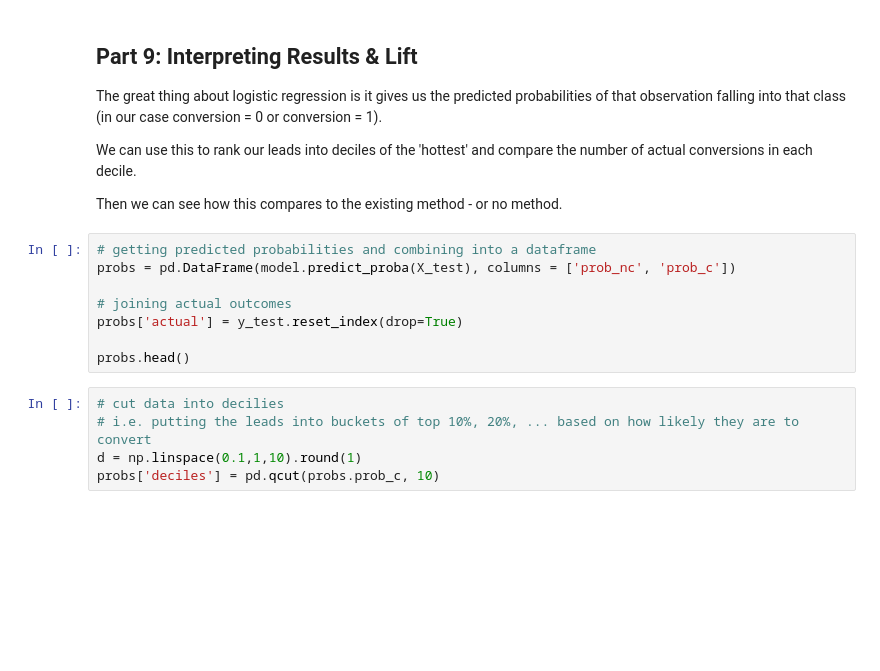
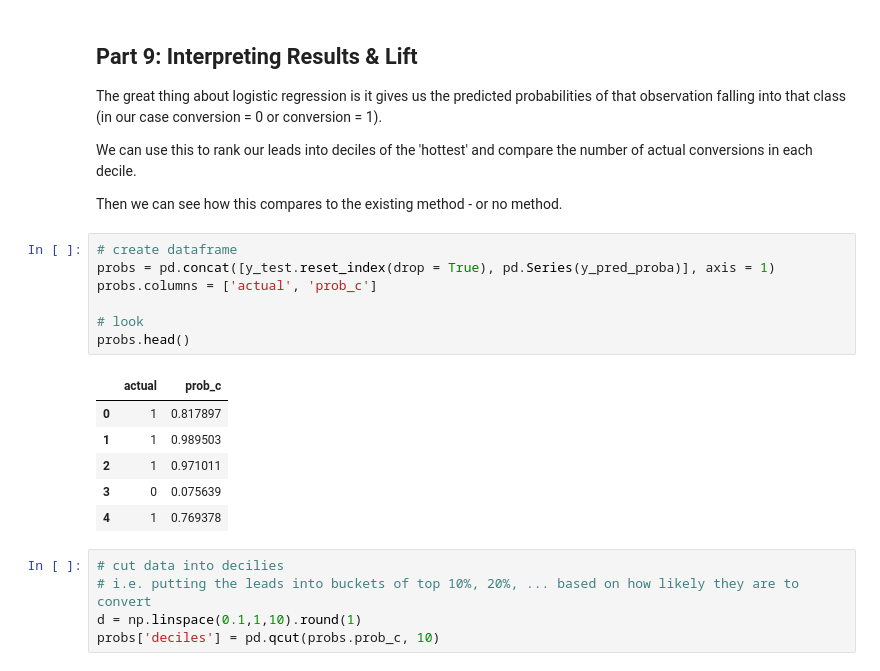
Before and after one commit to JessicaQChiu/ds-leadscore-tutorial, a Jupyter notebook: ds-leadscore-tutorial-answers.ipynb, the cells around one changed output. Cells and saved outputs as stored; diff of their text form; blank space fills up the shorter version.

```diff
--- a/ds-leadscore-tutorial-answers.ipynb
+++ b/ds-leadscore-tutorial-answers.ipynb
@@ -336,14 +465,20 @@ The great thing about logistic regression is it gives us the predicted probabili
 We can use this to rank our leads into deciles of the 'hottest' and compare the number of actual conversions in each decile.
 
 Then we can see how this compares to the existing method - or no method.
-# %%
-# getting predicted probabilities and combining into a dataframe
-probs = pd.DataFrame(model.predict_proba(X_test), columns = ['prob_nc', 'prob_c'])
-
-# joining actual outcomes
-probs['actual'] = y_test.reset_index(drop=True)
-
-probs.head()
+# %%
+# create dataframe
+probs = pd.concat([y_test.reset_index(drop = True), pd.Series(y_pred_proba)], axis = 1)
+probs.columns = ['actual', 'prob_c']
+
+# look
+probs.head()
+# %% [output]
+|  | actual | prob_c |
+| 0 | 1 | 0.817897 |
+| 1 | 1 | 0.989503 |
+| 2 | 1 | 0.971011 |
+| 3 | 0 | 0.075639 |
+| 4 | 1 | 0.769378 |
 # %%
 # cut data into decilies
 # i.e. putting the leads into buckets of top 10%, 20%, ... based on how likely they are to convert
```
Also changed, not shown: parts of 37 cells of this notebook, 1 other file.
